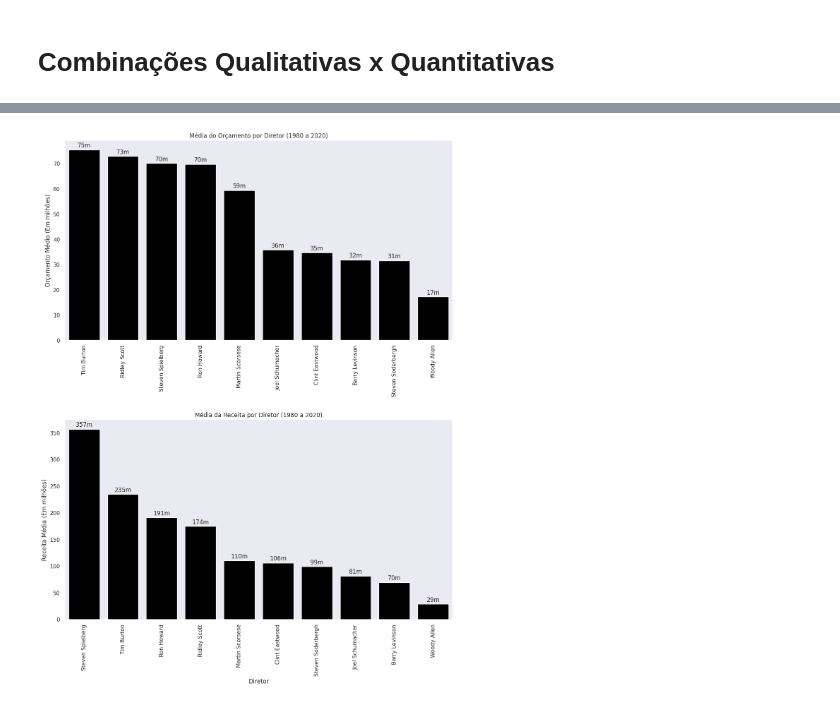
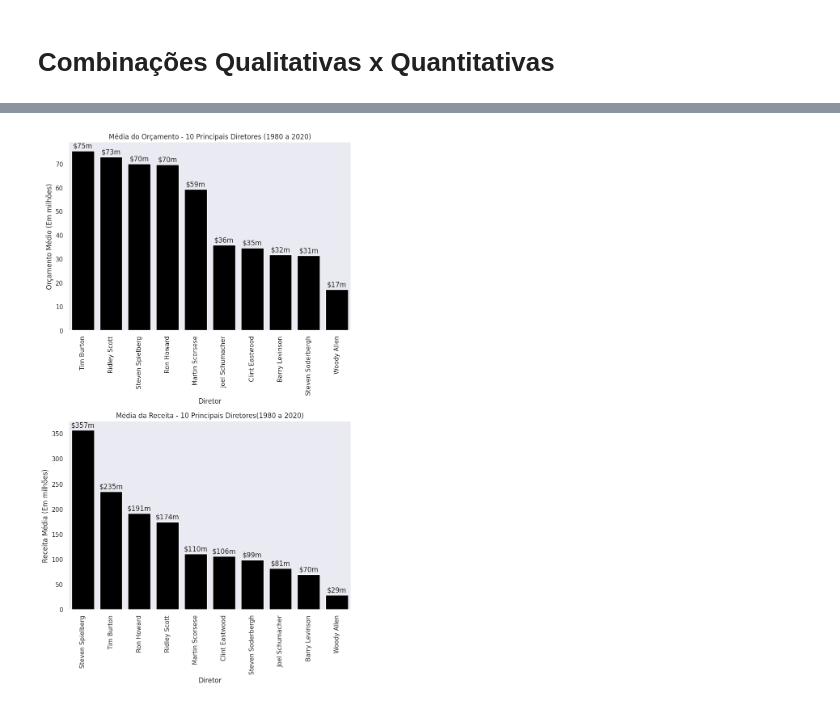
Before and after one commit to guicns/movie-industry-analysis, a Jupyter notebook: 2. Análise Python/movies_python_analysis.ipynb, the cells around one changed output, grey strips where cells are left out. Cells and saved outputs as stored; diff of their text form; code cells hidden in the pictures.

```diff
--- a/2. Análise Python/movies_python_analysis.ipynb
+++ b/2. Análise Python/movies_python_analysis.ipynb
@@ -655,11 +655,11 @@ df_grouped_gross = df.groupby('genre')[['gross']].mean().reset_index().sort_valu
 df_grouped_budget['budget'] = df_grouped_budget['budget'] / 1_000_000
 df_grouped_gross['gross'] = df_grouped_gross['gross'] / 1_000_000
 
-fig, axes = plt.subplots(nrows=2, ncols=1, figsize=(12, 15))
+fig, axes = plt.subplots(nrows=2, ncols=1, figsize=(8, 14))
 
 def add_values_on_bars(ax):
     for p in ax.patches:
-        ax.annotate(f'{p.get_height():.0f}m', (p.get_x() + p.get_width() / 2., p.get_height()),
+        ax.annotate(f'${p.get_height():.0f}m', (p.get_x() + p.get_width() / 2., p.get_height()),
                     ha='center', va='center', xytext=(0, 9), textcoords='offset points')
 
 ax1 = sns.barplot(x='genre', y='budget', data=df_grouped_budget, ax=axes[0], color='black')
@@ -691,11 +691,11 @@ df_grouped_gross = df.groupby('rating')[['gross']].mean().reset_index().sort_val
 df_grouped_budget['budget'] = df_grouped_budget['budget'] / 1_000_000
 df_grouped_gross['gross'] = df_grouped_gross['gross'] / 1_000_000
 
-fig, axes = plt.subplots(nrows=2, ncols=1, figsize=(12, 15))
+fig, axes = plt.subplots(nrows=2, ncols=1, figsize=(8, 14))
 
 def add_values_on_bars(ax):
     for p in ax.patches:
-        ax.annotate(f'{p.get_height():.0f}m', (p.get_x() + p.get_width() / 2., p.get_height()),
+        ax.annotate(f'${p.get_height():.0f}m', (p.get_x() + p.get_width() / 2., p.get_height()),
                     ha='center', va='center', xytext=(0, 9), textcoords='offset points')
 
 ax1 = sns.barplot(x='rating', y='budget', data=df_grouped_budget, ax=axes[0], color='black')
@@ -722,39 +722,39 @@ plt.show()
 # %%
-#DIRECTOR X MÉDIA BUDGET E GROSS
+#PRINCIPAIS DIRECTOR X MÉDIA BUDGET E GROSS
 top_directors = df['director'].value_counts().head(10).index
 
 df_top_directors = df[df['director'].isin(top_directors)]
 
 df_grouped_budget = df_top_directors.groupby('director')[['budget']].mean().reset_index().sort_values(by='budget', ascending=False)
 df_grouped_gross = df_top_directors.groupby('director')[['gross']].mean().reset_index().sort_values(by='gross', ascending=False)
 
 df_grouped_budget['budget'] = df_grouped_budget['budget'] / 1_000_000
 df_grouped_gross['gross'] = df_grouped_gross['gross'] / 1_000_000
 
-fig, axes = plt.subplots(nrows=2, ncols=1, figsize=(12, 16))
+fig, axes = plt.subplots(nrows=2, ncols=1, figsize=(8, 14))
 
 def add_values_on_bars(ax):
     for p in ax.patches:
-        ax.annotate(f'{p.get_height():.0f}m', (p.get_x() + p.get_width() / 2., p.get_height()),
+        ax.annotate(f'${p.get_height():.0f}m', (p.get_x() + p.get_width() / 2., p.get_height()),
                     ha='center', va='center', xytext=(0, 9), textcoords='offset points')
 
 ax1 = sns.barplot(x='director', y='budget', data=df_grouped_budget, ax=axes[0], color='black')
-axes[0].set_title('Média do Orçamento por Diretor (1980 a 2020)')
-axes[0].set_xlabel('Diretor', color='white')
+axes[0].set_title('Média do Orçamento - 10 Principais Diretores (1980 a 2020)')
+axes[0].set_xlabel('Diretor')
 axes[0].set_ylabel('Orçamento Médio (Em milhões)')
 axes[0].tick_params(axis='x', rotation=90)
 axes[0].tick_params(axis='y')
 add_values_on_bars(ax1)
 
 ax2 = sns.barplot(x='director', y='gross', data=df_grouped_gross, ax=axes[1], color='black')
-axes[1].set_title('Média da Receita por Diretor (1980 a 2020)')
+axes[1].set_title('Média da Receita - 10 Principais Diretores(1980 a 2020)')
 axes[1].set_xlabel('Diretor')
 axes[1].set_ylabel('Receita Média (Em milhões)')
 axes[1].tick_params(axis='x', rotation=90,)
 axes[1].tick_params(axis='y',)
 add_values_on_bars(ax2)
 
 plt.tight_layout()
 plt.show()
 # %% [output]
-[figure, old version]
+[figure, new version]
```
Also changed, not shown: parts of 35 cells of this notebook.
